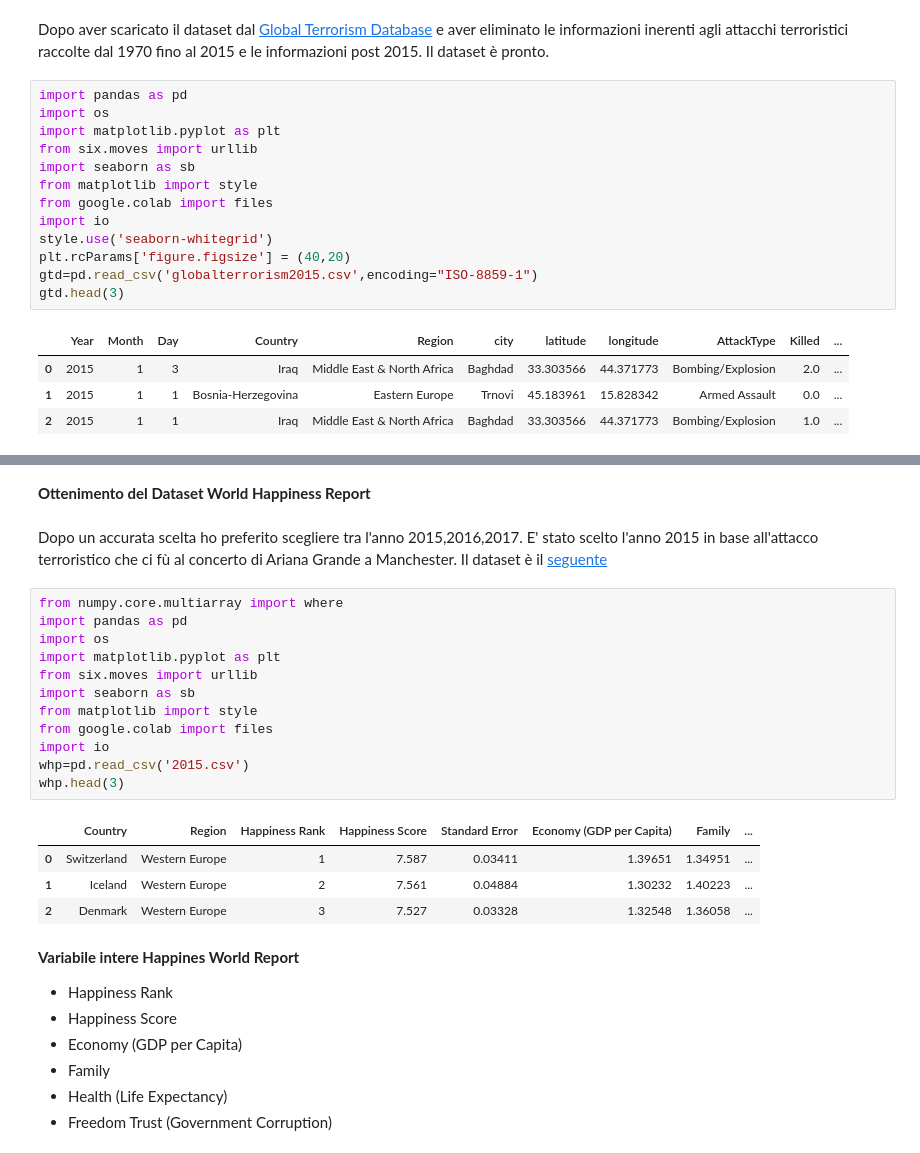
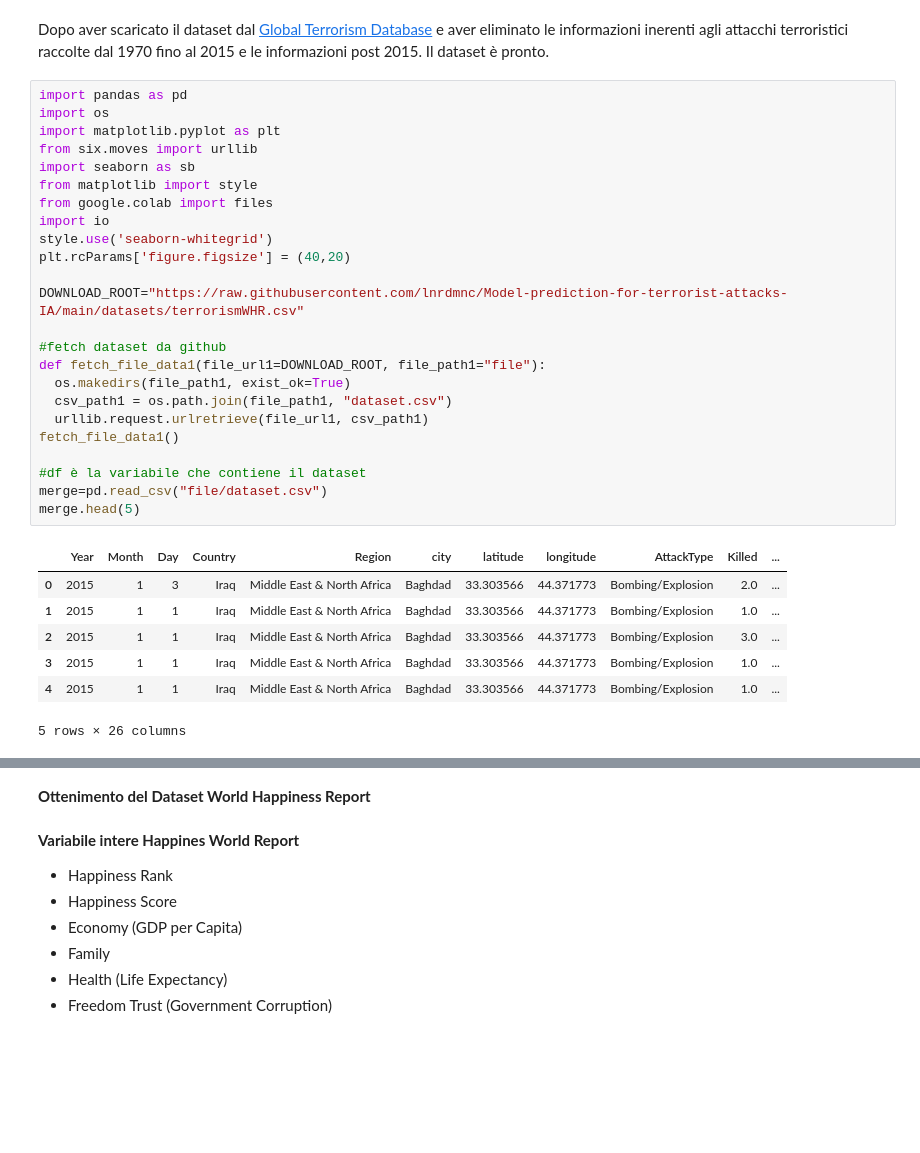
Before and after one commit to lnrdmnc/Model-prediction-for-terrorist-attacks-IA, a Jupyter notebook: Model_prediction_for_terrorist_attacks_IA.ipynb, the cells around one changed output, grey strips where cells are left out. Cells and saved outputs as stored; diff of their text form; blank space fills up the shorter version.

```diff
--- a/Model_prediction_for_terrorist_attacks_IA.ipynb
+++ b/Model_prediction_for_terrorist_attacks_IA.ipynb
@@ -8,21 +8,35 @@ Il dataset è pronto.
 # %%
 import pandas as pd
 import os
 import matplotlib.pyplot as plt
 from six.moves import urllib
 import seaborn as sb
 from matplotlib import style
 from google.colab import files
 import io
 style.use('seaborn-whitegrid')
 plt.rcParams['figure.figsize'] = (40,20)
-gtd=pd.read_csv('globalterrorism2015.csv',encoding="ISO-8859-1")
-gtd.head(3)
+
+DOWNLOAD_ROOT="https://raw.githubusercontent.com/lnrdmnc/Model-prediction-for-terrorist-attacks-IA/main/datasets/terrorismWHR.csv"
+
+#fetch dataset da github
+def fetch_file_data1(file_url1=DOWNLOAD_ROOT, file_path1="file"):
+  os.makedirs(file_path1, exist_ok=True)
+  csv_path1 = os.path.join(file_path1, "dataset.csv")
+  urllib.request.urlretrieve(file_url1, csv_path1)
+fetch_file_data1()
+
+#df è la variabile che contiene il dataset
+merge=pd.read_csv("file/dataset.csv")
+merge.head(5)
 # %% [output]
 |  | Year | Month | Day | Country | Region | city | latitude | longitude | AttackType | Killed | ... |
 | 0 | 2015 | 1 | 3 | Iraq | Middle East & North Africa | Baghdad | 33.303566 | 44.371773 | Bombing/Explosion | 2.0 | ... |
-| 1 | 2015 | 1 | 1 | Bosnia-Herzegovina | Eastern Europe | Trnovi | 45.183961 | 15.828342 | Armed Assault | 0.0 | ... |
-| 2 | 2015 | 1 | 1 | Iraq | Middle East & North Africa | Baghdad | 33.303566 | 44.371773 | Bombing/Explosion | 1.0 | ... |
+| 1 | 2015 | 1 | 1 | Iraq | Middle East & North Africa | Baghdad | 33.303566 | 44.371773 | Bombing/Explosion | 1.0 | ... |
+| 2 | 2015 | 1 | 1 | Iraq | Middle East & North Africa | Baghdad | 33.303566 | 44.371773 | Bombing/Explosion | 3.0 | ... |
+| 3 | 2015 | 1 | 1 | Iraq | Middle East & North Africa | Baghdad | 33.303566 | 44.371773 | Bombing/Explosion | 1.0 | ... |
+| 4 | 2015 | 1 | 1 | Iraq | Middle East & North Africa | Baghdad | 33.303566 | 44.371773 | Bombing/Explosion | 1.0 | ... |
+5 rows × 26 columns
 # %% [markdown]
 Variabili numeriche all'interno del GTD:
 * Year
@@ -43,27 +59,6 @@ Variabili stringa all'interno del GTD:
 * Motive
 # %% [markdown]
 **Ottenimento del Dataset World Happiness Report**
-# %% [markdown]
-Dopo un accurata scelta ho preferito scegliere tra l'anno 2015,2016,2017.
-E' stato scelto l'anno 2015 in base all'attacco terroristico che ci fù al concerto di Ariana Grande a Manchester.
-Il dataset è il [seguente](https://www.kaggle.com/datasets/unsdsn/world-happiness?resource=download)
-# %%
-from numpy.core.multiarray import where
-import pandas as pd
-import os
-import matplotlib.pyplot as plt
-from six.moves import urllib
-import seaborn as sb
-from matplotlib import style
-from google.colab import files
-import io
-whp=pd.read_csv('2015.csv')
-whp.head(3)
-# %% [output]
-|  | Country | Region | Happiness Rank | Happiness Score | Standard Error | Economy (GDP per Capita) | Family | ... |
-| 0 | Switzerland | Western Europe | 1 | 7.587 | 0.03411 | 1.39651 | 1.34951 | ... |
-| 1 | Iceland | Western Europe | 2 | 7.561 | 0.04884 | 1.30232 | 1.40223 | ... |
-| 2 | Denmark | Western Europe | 3 | 7.527 | 0.03328 | 1.32548 | 1.36058 | ... |
 # %% [markdown]
 **Variabile intere Happines World Report**
 * Happiness Rank
```
Also changed, not shown: parts of 32 cells of this notebook.
